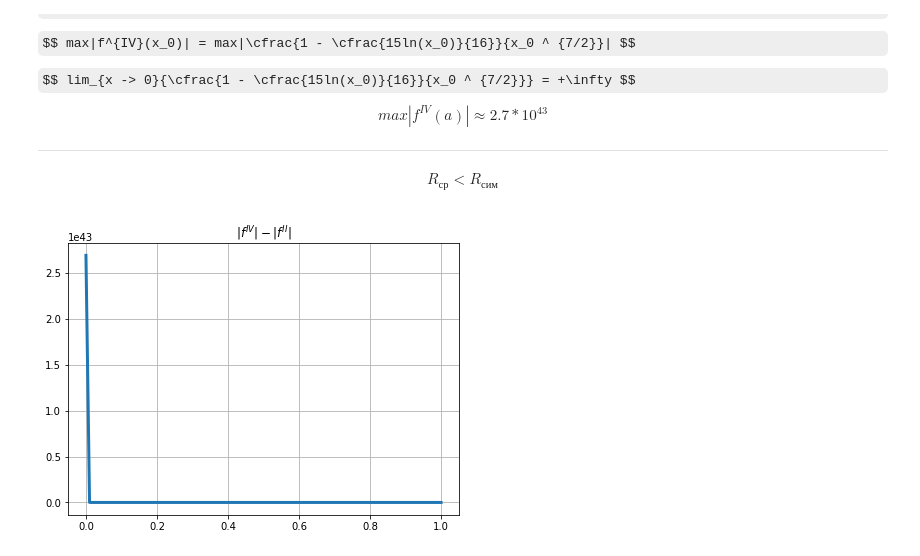
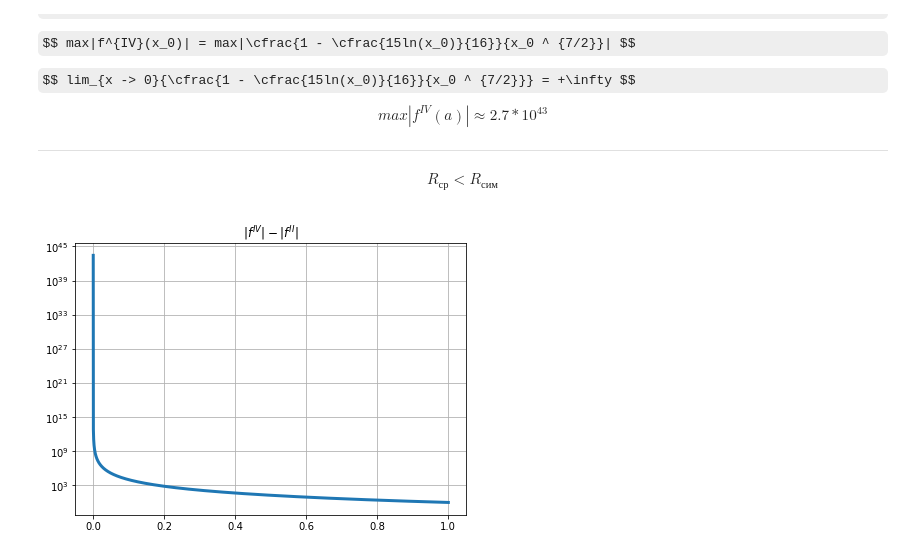
Before and after one commit to Namxobick/ComputerMathematicsSystems, a Jupyter notebook: CMS.ipynb, the cells around one changed output. Drawn from its saved outputs; the diff is of its cells as text; code cells hidden in the pictures; some formulas as TeX source.

Commit message:
Changed graph scale

```diff
--- a/CMS.ipynb
+++ b/CMS.ipynb
@@ -214,12 +213,14 @@ PrintGraph([abs(RightRiemannSum - ans), abs(LeftRiemannSum - ans), abs(MiddleRie
 ------------------------------------------------------------------------------------------------------------------------------
  $$ R_{ср} < R_{сим}  $$
 # %%
-x = np.linspace(1e-12, 1, 100)
+x = np.linspace(1e-12, 1, 10000)
 y = ((1 - (15/16 * np.log(x))) / x ** (7/2)) - abs((np.log(x)) / (4 * x ** (3/2)))
+plt.yscale('log')
 plt.rcParams["figure.figsize"] = 7,5
 plt.title(r'$ | f^{IV} | - | f ^ {II} | $')
 plt.plot(x, y, linewidth = 3)
+
 plt.grid()
 pass
 # %% [output]
-[figure, old version]
+[figure, new version]
```
Also changed, not shown: parts of 3 cells of this notebook.
